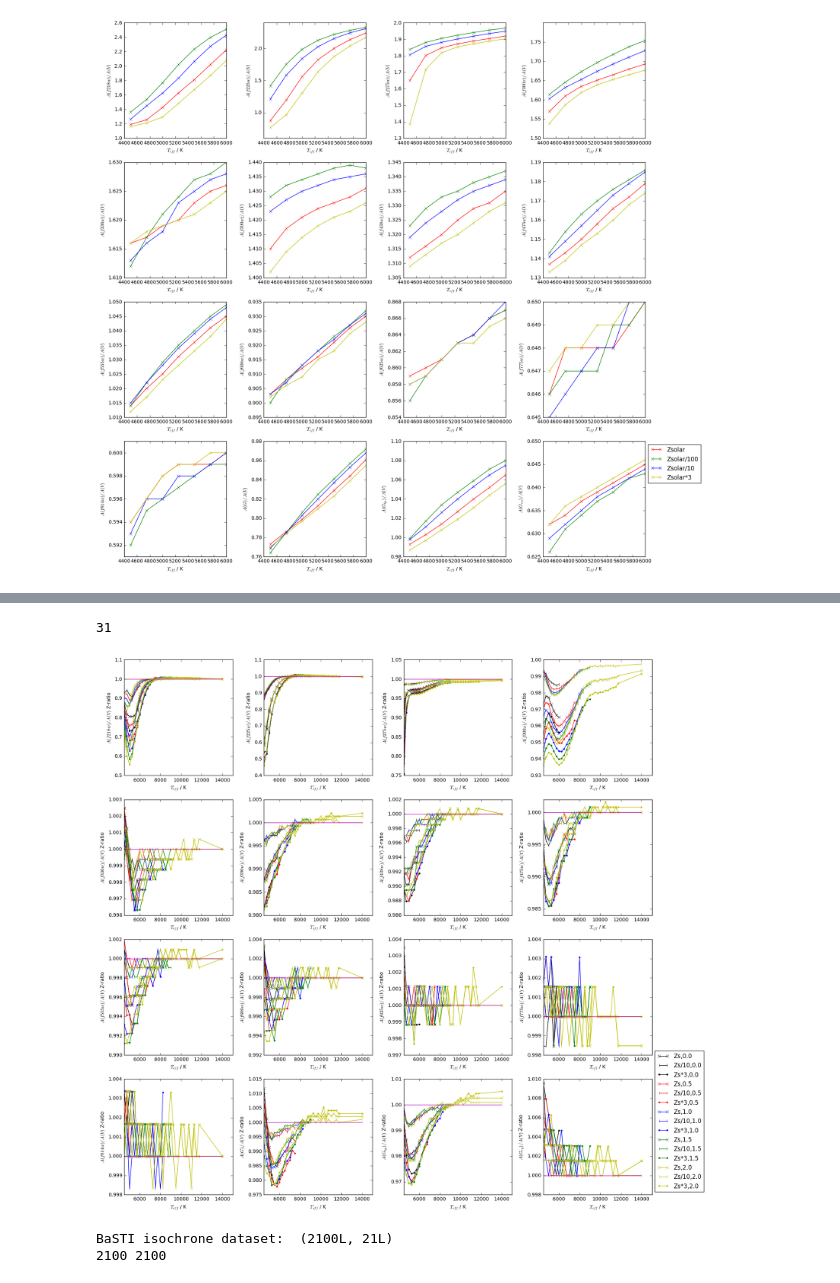
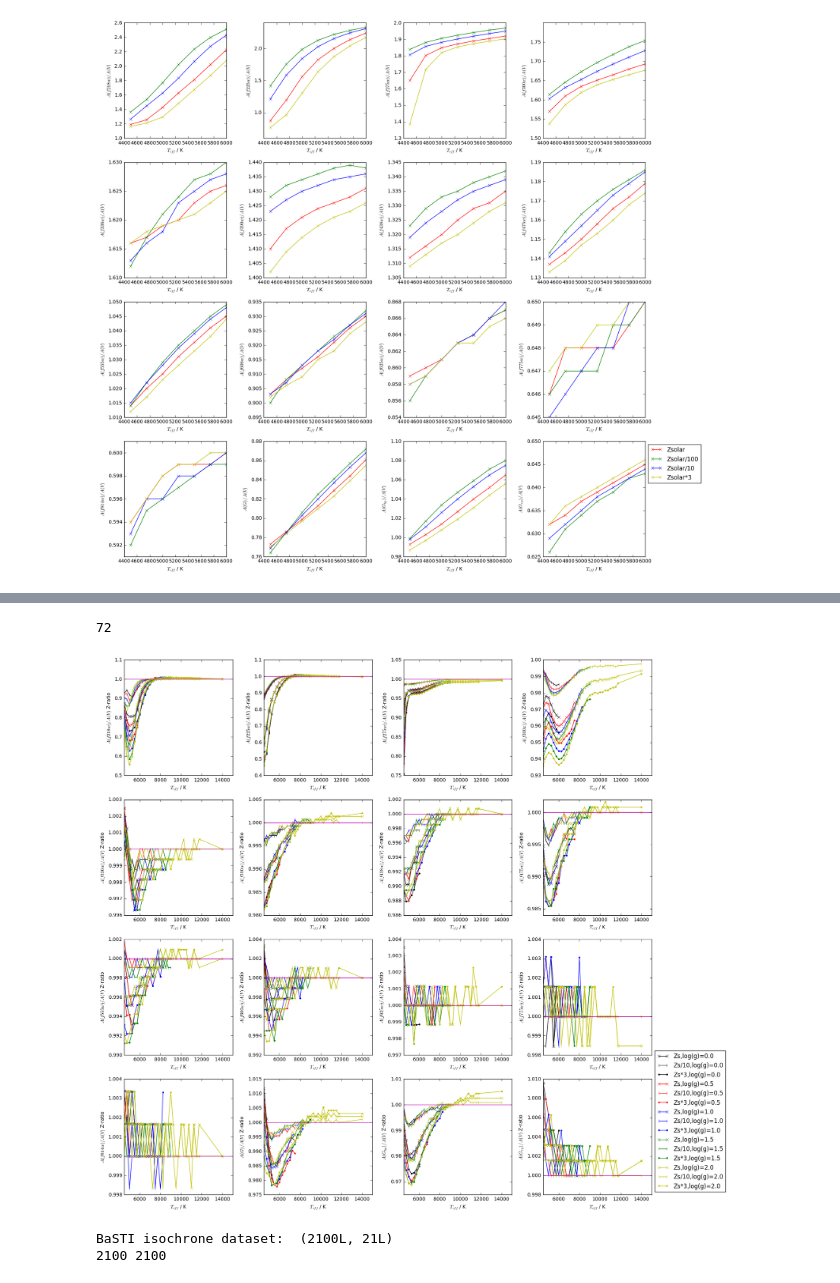
Before and after one commit to AlexlwAstro/phd_work, a Jupyter notebook: gaia_spectra_plots.ipynb, the cells around one changed output, grey strips where cells are left out. Cells and saved outputs as stored; diff of their text form; code cells hidden in the pictures.

Commit message:
added Teff cut to logg-Teff coefficient functions, finished compacted plots for logg, Z effects

```diff
--- a/gaia_spectra_plots.ipynb
+++ b/gaia_spectra_plots.ipynb
@@ -1956,12 +1962,15 @@ print len(ones_arr)
 plt.set_cmap('gnuplot')
 for i in range(2,18):
     col_ind = 0
-    #for key in sorted(comb_dict_zs_4500K.iterkeys()):lgc_keys_low
-    for key in sorted(comb_dict_zs_4500K.iterkeys()):
+    #for key in sorted(comb_dict_zs_4500K.iterkeys()):lgc_keys_low lgc_keys_high
+    for key in lgc_keys_low:
         if (key != '5.0'):
             if (col_ind < len(color_arr)):
                 tint = color_arr[col_ind]
-                mk_sty = 'x'
+                if key in lgc_keys_high:
+                    mk_sty = '.'
+                else:
+                    mk_sty = 'x'
             else:
                 tint = color_arr[(col_ind - len(color_arr))]
                 mk_sty = '.'
@@ -1977,7 +1986,7 @@ for i in range(2,18):
     fig.tight_layout()
 plt.legend(loc='lower left', bbox_to_anchor=(1.0, 0.0))
 plt.show()
-fig.savefig(('Aall_ratio_all_logg_div_5.0_effect.pdf'), bbox_inches='tight')# _high _low
+fig.savefig(('Aall_ratio_low_logg_div_5.0_effect.pdf'), bbox_inches='tight')# _high _low
 #'_zoom_'+ str(Teff_cut) +
 # %% [output]
 truncations
@@ -2003,49 +2012,54 @@ comparison: 9000.0
 # %%
-
+# Z-value comparison
 fig,chax = plt.subplots(nrows=4,ncols=4,figsize=(16, 16))
 chax = chax.ravel()
 
-lgc_keys_low = ['0.0','0.5','1.0','1.5','2.0']
-lgc_keys_high = ['2.5','3.0','3.5','4.0','4.5','5.0']
+zc_keys_low = ['0.0','0.5','1.0','1.5','2.0']
+zc_keys_high = ['2.5','3.0','3.5','4.0','4.5','5.0']
 
 Teff_cut = 15000
-ones_arr = np.copy((comb_dict_zs_4500K['2.0'])[:,0])
+ones_arr = np.copy((comb_dict_zs_4500K['5.0'])[:,0])
 
 for j in range(len(ones_arr)):
     ones_arr[j] = 1.0
 #print ones_arr
 print len(ones_arr)
 
-color_arr = ['k','r','b','g','y','c']
-#col_map = plt.cm.gnuplot
-#plt.gca().set_color_cycle([col_map(x) for x in np.linspace(0, 1, len(lgc_keys_low))])
+color_arr = ['c','k','r','b','g','y']
+
 for i in range(2,18):
     col_ind = 0
-    #for key in sorted(comb_dict_zs_4500K.iterkeys()):lgc_keys_low
-    for key in lgc_keys_low:
-        if (col_ind < len(color_arr)):
-            tint = color_arr[col_ind]
-        else:
-            tint = color_arr[(col_ind - len(color_arr))]
-        chax[i-2].plot((comb_dict_zs_4500K[key])[:,0],((comb_dict_zs_4500K[key])[:,i]/(comb_dict_z2_4500K[key])[:,i]),marker='x',label=('Zs,'+key),color=tint)#,linestyle='')
-        chax[i-2].plot((comb_dict_zs_4500K[key])[:,0],((comb_dict_z1_4500K[key])[:,i]/(comb_dict_z2_4500K[key])[:,i]),marker='|',label=('Zs/10,'+key),color=tint)#,linestyle='')
-        chax[i-2].plot((comb_dict_zs_4500K[key])[:,0],((comb_dict_zh_4500K[key])[:,i]/(comb_dict_z2_4500K[key])[:,i]),marker='.',label=('Zs*3,'+key),color=tint)#,linestyle='')
+    #for key in sorted(comb_dict_zs_4500K.iterkeys()):zc_keys_low zc_keys_high
+    for key in zc_keys_low:
+        if (key in zc_keys_low):
+            tint = color_arr[col_ind + 1]
+        elif (key in zc_keys_high):
+            if ((col_ind+1) < len(color_arr)):
+                tint = color_arr[col_ind]
+            elif (col_ind < len(color_arr) and key == '5.0'):
+                tint = color_arr[col_ind]
+            else:
+                tint = color_arr[((col_ind + 1) - len(color_arr))]
+            #+'|'+str(col_ind)
+        chax[i-2].plot((comb_dict_zs_4500K[key])[:,0],((comb_dict_zs_4500K[key])[:,i]/(comb_dict_z2_4500K[key])[:,i]),marker='x',label=('Zs,log(g)='+key),color=tint)#,linestyle='')
+        chax[i-2].plot((comb_dict_zs_4500K[key])[:,0],((comb_dict_z1_4500K[key])[:,i]/(comb_dict_z2_4500K[key])[:,i]),marker='|',label=('Zs/10,log(g)='+key),color=tint)#,linestyle='')
+        chax[i-2].plot((comb_dict_zs_4500K[key])[:,0],((comb_dict_zh_4500K[key])[:,i]/(comb_dict_z2_4500K[key])[:,i]),marker='.',label=('Zs*3,log(g)='+key),color=tint)#,linestyle='')
         col_ind += 1
-    chax[i-2].plot((comb_dict_zs_4500K['2.0'])[:,0],ones_arr,'m')
+    chax[i-2].plot((comb_dict_zs_4500K['5.0'])[:,0],ones_arr,'m')
     chax[i-2].ticklabel_format(useOffset=False)
     chax[i-2].set_xlabel(var_names_comb[0])
     chax[i-2].set_ylabel(var_names_comb[i] + ' Z-ratio')
     #if (max((comb_dict_z2_4500K[key])[:,0]) > float(Teff_cut)):
     chax[i-2].set_xlim(min((comb_dict_z2_4500K['0.0'])[:,0]),float(Teff_cut))
     fig.tight_layout()
 #fig.colorbar()
 plt.legend(loc='lower left', bbox_to_anchor=(1.0, 0.0))
 plt.show()
 fig.savefig(('Aall_ratio_Zs_div_Z2_effect_low_logg_zoom_' + str(Teff_cut) + '.pdf'), bbox_inches='tight')
 #'_zoom_'+ str(Teff_cut) +
 # %% [output]
-31
+72
-[figure, old version]
+[figure, new version]
 # %%
 # isochrone data cell
 # REMEMBER!: cgs units!!!
```
Also changed, not shown: parts of 7 cells of this notebook, 5 other files.
